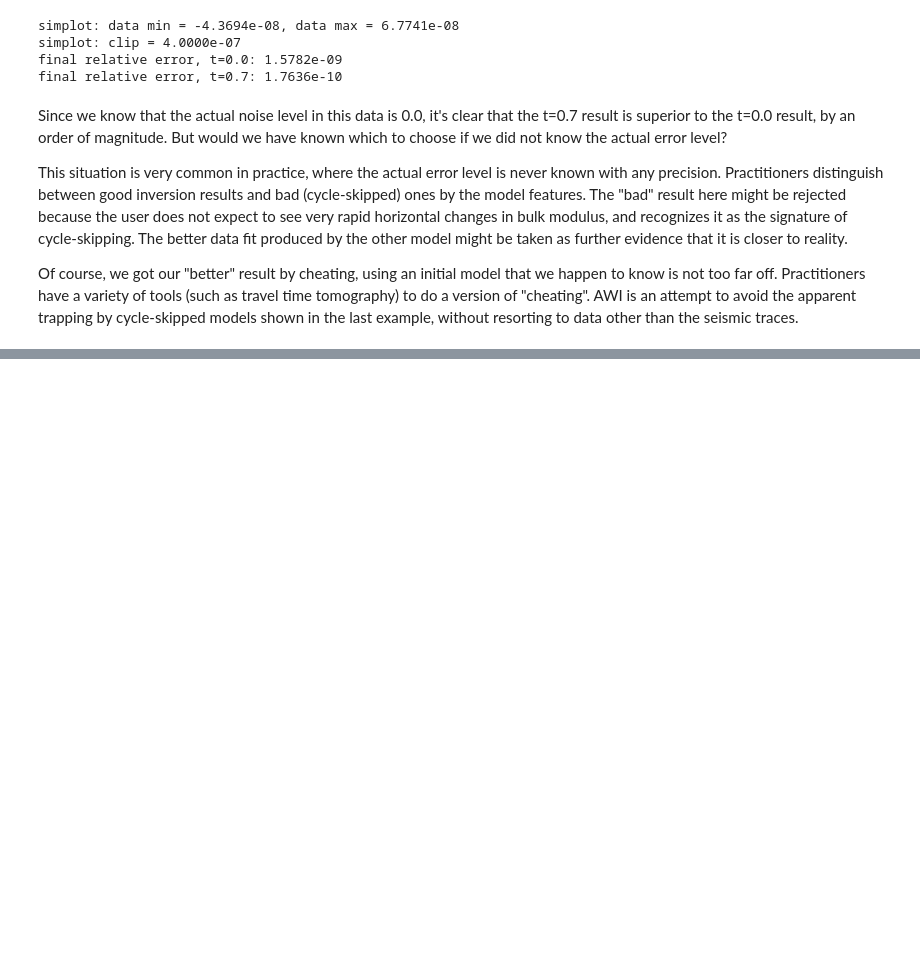
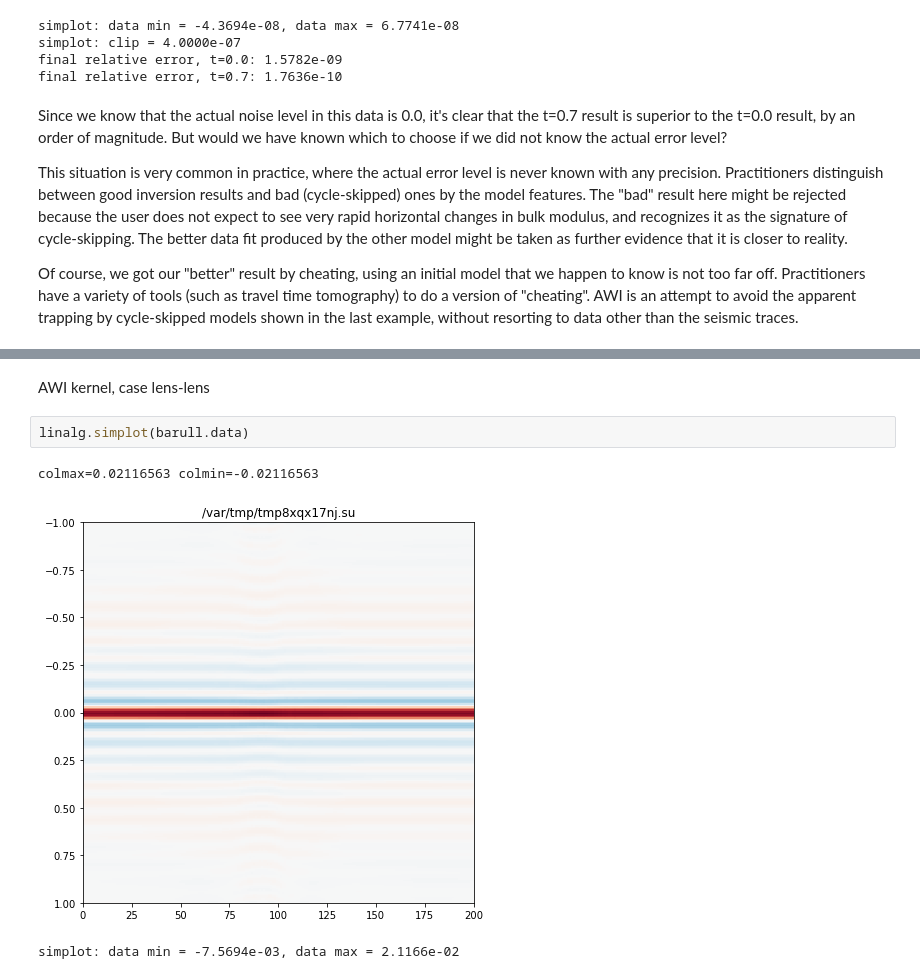
Before and after one commit to wwsorcas/trip, a Jupyter notebook: pyrvl/awivc.ipynb, the cells around one changed output, grey strips where cells are left out. Saved outputs shown, nothing was run; the diff lists cells and outputs as text; blank space fills up the shorter version.

```diff
--- a/pyrvl/awivc.ipynb
+++ b/pyrvl/awivc.ipynb
@@ -1060,0 +1170,8 @@ $$
+# %% [markdown]
+AWI kernel, case lens-lens
+# %%
+linalg.simplot(barull.data)
+# %% [output]
+colmax=0.02116563 colmin=-0.02116563
+[figure, added]
+simplot: data min = -7.5694e-03, data max = 2.1166e-02
```
Also changed, not shown: parts of 35 cells of this notebook, 1 other file.
